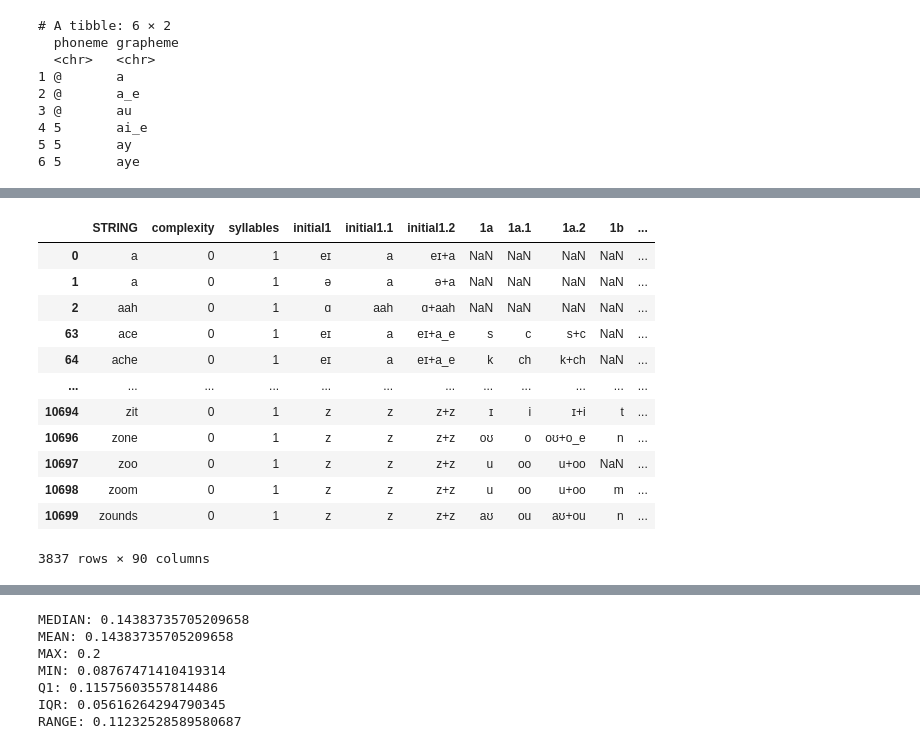
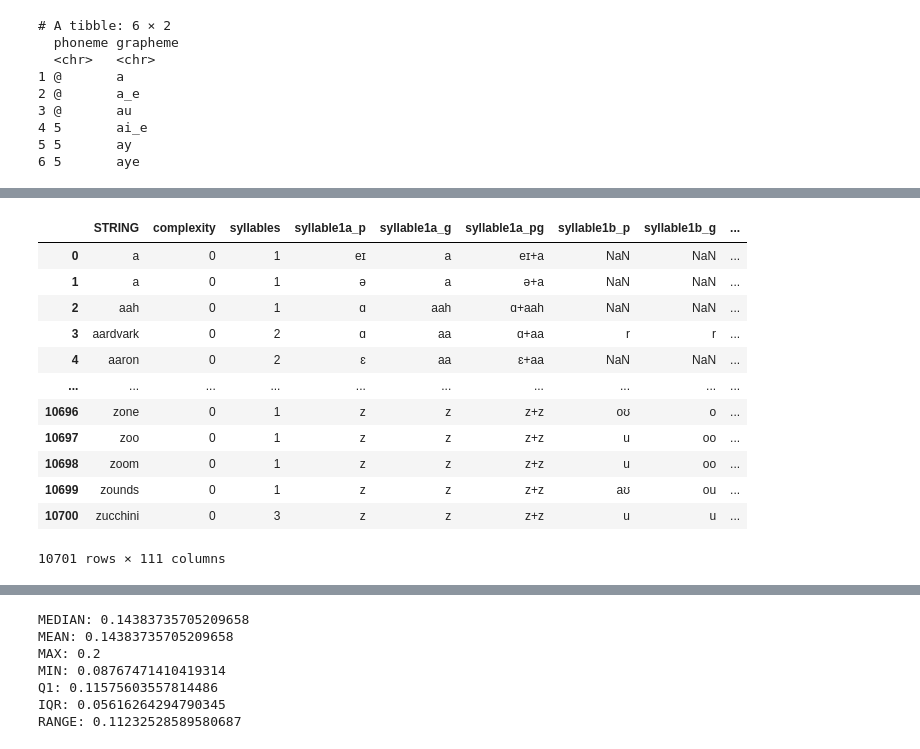
Before and after one commit to r-bellary/NTR, a Jupyter notebook: pg_toolkit.ipynb, the cells around one changed output, grey strips where cells are left out. Drawn from its saved outputs; the diff is of its cells as text; code cells hidden in the pictures.

```diff
--- a/pg_toolkit.ipynb
+++ b/pg_toolkit.ipynb
@@ -163,12 +163,12 @@ head(word_initial_mappings)
 5 5       ay
 6 5       aye
 # %%
-df = pd.read_csv("forR_input.csv", dtype=str)
+df = pd.read_csv("forR_input_updated.csv", dtype=str)
 df = df.apply(lambda col: col.str.lower() if col.dtype == 'object' else col)
 
 # df = df[df['STRING'].isin(['all', 'cat', 'con', 'hat', 'slam', 'break', 'shock'])] # USE THIS FOR TESTING (COMMENT LINE BELOW WHEN TESTING)
 
-df = df.loc[df['initial2'].isna()]
+# df = df.loc[df['syllable2a_p'].isna()]
 
 df
 # %% [output]
@@ -188,18 +188,34 @@ df
+# %%
+#determines the number of variables based on which rows are NaN
+def find_syl(row):
+    if str(row['syllable2a_p']).lower() == 'nan':
+        return 1
+    elif str(row['syllable3a_p']).lower() == 'nan':
+        return 2
+    elif str(row['syllable4a_p']).lower() == 'nan':
+        return 3
+    elif str(row['syllable5a_p']).lower() == 'nan':
+        return 4
+    elif str(row['syllable6a_p']).lower() == 'nan':
+        return 5
+    else:
+        return 6
 # %%
 df.insert(1,'complexity', 0)
-df.insert(2,'syllables', 1)
+df.insert(2,'syllables', 0)
+df['syllables'] = df.apply(find_syl, axis=1)
 df
 # %% [output]
-|  | STRING | complexity | syllables | initial1 | initial1.1 | initial1.2 | 1a | 1a.1 | 1a.2 | 1b | ... |
-| 0 | a | 0 | 1 | eɪ | a | eɪ+a | NaN | NaN | NaN | NaN | ... |
-| 1 | a | 0 | 1 | ə | a | ə+a | NaN | NaN | NaN | NaN | ... |
-| 2 | aah | 0 | 1 | ɑ | aah | ɑ+aah | NaN | NaN | NaN | NaN | ... |
-| 63 | ace | 0 | 1 | eɪ | a | eɪ+a_e | s | c | s+c | NaN | ... |
-| 64 | ache | 0 | 1 | eɪ | a | eɪ+a_e | k | ch | k+ch | NaN | ... |
-| ... | ... | ... | ... | ... | ... | ... | ... | ... | ... | ... | ... |
-| 10694 | zit | 0 | 1 | z | z | z+z | ɪ | i | ɪ+i | t | ... |
-| 10696 | zone | 0 | 1 | z | z | z+z | oʊ | o | oʊ+o_e | n | ... |
-| 10697 | zoo | 0 | 1 | z | z | z+z | u | oo | u+oo | NaN | ... |
-| 10698 | zoom | 0 | 1 | z | z | z+z | u | oo | u+oo | m | ... |
-| 10699 | zounds | 0 | 1 | z | z | z+z | aʊ | ou | aʊ+ou | n | ... |
+|  | STRING | complexity | syllables | syllable1a_p | syllable1a_g | syllable1a_pg | syllable1b_p | syllable1b_g | ... |
+| 0 | a | 0 | 1 | eɪ | a | eɪ+a | NaN | NaN | ... |
+| 1 | a | 0 | 1 | ə | a | ə+a | NaN | NaN | ... |
+| 2 | aah | 0 | 1 | ɑ | aah | ɑ+aah | NaN | NaN | ... |
+| 3 | aardvark | 0 | 2 | ɑ | aa | ɑ+aa | r | r | ... |
+| 4 | aaron | 0 | 2 | ɛ | aa | ɛ+aa | NaN | NaN | ... |
+| ... | ... | ... | ... | ... | ... | ... | ... | ... | ... |
+| 10696 | zone | 0 | 1 | z | z | z+z | oʊ | o | ... |
+| 10697 | zoo | 0 | 1 | z | z | z+z | u | oo | ... |
+| 10698 | zoom | 0 | 1 | z | z | z+z | u | oo | ... |
+| 10699 | zounds | 0 | 1 | z | z | z+z | aʊ | ou | ... |
+| 10700 | zucchini | 0 | 3 | z | z | z+z | u | u | ... |
-3837 rows × 90 columns
+10701 rows × 111 columns
```
Also changed, not shown: parts of 22 cells of this notebook, 1 other file.
